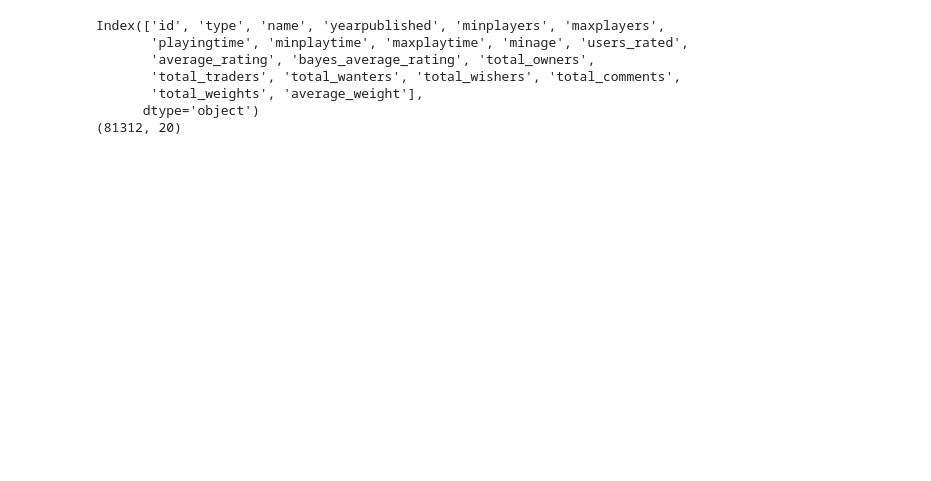
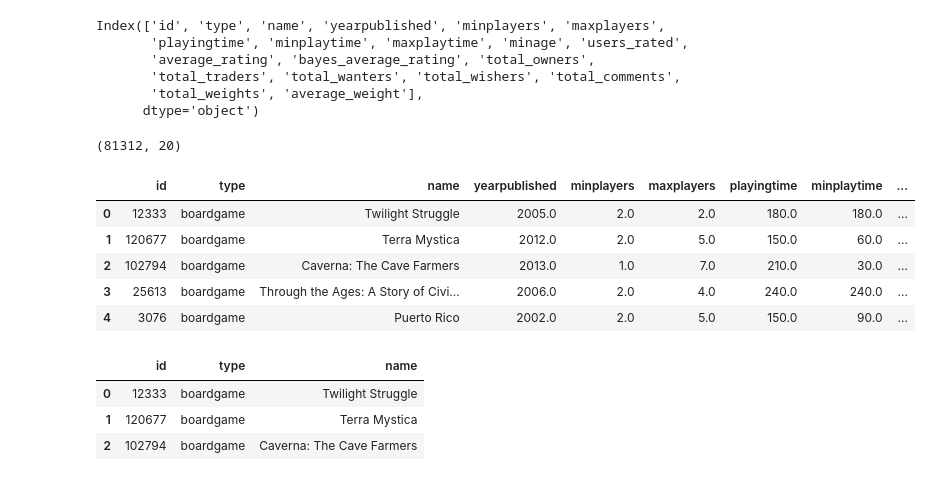
Before and after one commit to 8snit/Notebooks, a Jupyter notebook: pandas.ipynb, the cells around one changed output. Cells and saved outputs as stored; diff of their text form; code cells hidden in the pictures; blank space fills up the shorter version.

```diff
--- a/pandas.ipynb
+++ b/pandas.ipynb
@@ -13,10 +11,29 @@ Index(['id', 'type', 'name', 'yearpublished', 'minplayers', 'maxplayers',
-# %%
-print(games.columns)
-# %% [output]
-Index(['id', 'type', 'name', 'yearpublished', 'minplayers', 'maxplayers',
-       'playingtime', 'minplaytime', 'maxplaytime', 'minage', 'users_rated',
-       'average_rating', 'bayes_average_rating', 'total_owners',
-       'total_traders', 'total_wanters', 'total_wishers', 'total_comments',
-       'total_weights', 'average_weight'],
-      dtype='object')
-(81312, 20)
+# %%
+games.columns
+# %% [output]
+Index(['id', 'type', 'name', 'yearpublished', 'minplayers', 'maxplayers',
+       'playingtime', 'minplaytime', 'maxplaytime', 'minage', 'users_rated',
+       'average_rating', 'bayes_average_rating', 'total_owners',
+       'total_traders', 'total_wanters', 'total_wishers', 'total_comments',
+       'total_weights', 'average_weight'],
+      dtype='object')
+# %%
+games.shape
+# %% [output]
+(81312, 20)
+# %%
+games.head(5)
+# %% [output]
+|  | id | type | name | yearpublished | minplayers | maxplayers | playingtime | minplaytime | ... |
+| 0 | 12333 | boardgame | Twilight Struggle | 2005.0 | 2.0 | 2.0 | 180.0 | 180.0 | ... |
+| 1 | 120677 | boardgame | Terra Mystica | 2012.0 | 2.0 | 5.0 | 150.0 | 60.0 | ... |
+| 2 | 102794 | boardgame | Caverna: The Cave Farmers | 2013.0 | 1.0 | 7.0 | 210.0 | 30.0 | ... |
+| 3 | 25613 | boardgame | Through the Ages: A Story of Civi... | 2006.0 | 2.0 | 4.0 | 240.0 | 240.0 | ... |
+| 4 | 3076 | boardgame | Puerto Rico | 2002.0 | 2.0 | 5.0 | 150.0 | 90.0 | ... |
+# %%
+games.iloc[0:3,0:3]
+# %% [output]
+|  | id | type | name |
+| 0 | 12333 | boardgame | Twilight Struggle |
+| 1 | 120677 | boardgame | Terra Mystica |
+| 2 | 102794 | boardgame | Caverna: The Cave Farmers |
```
Also changed, not shown: parts of 12 cells of this notebook, 1 other file.
